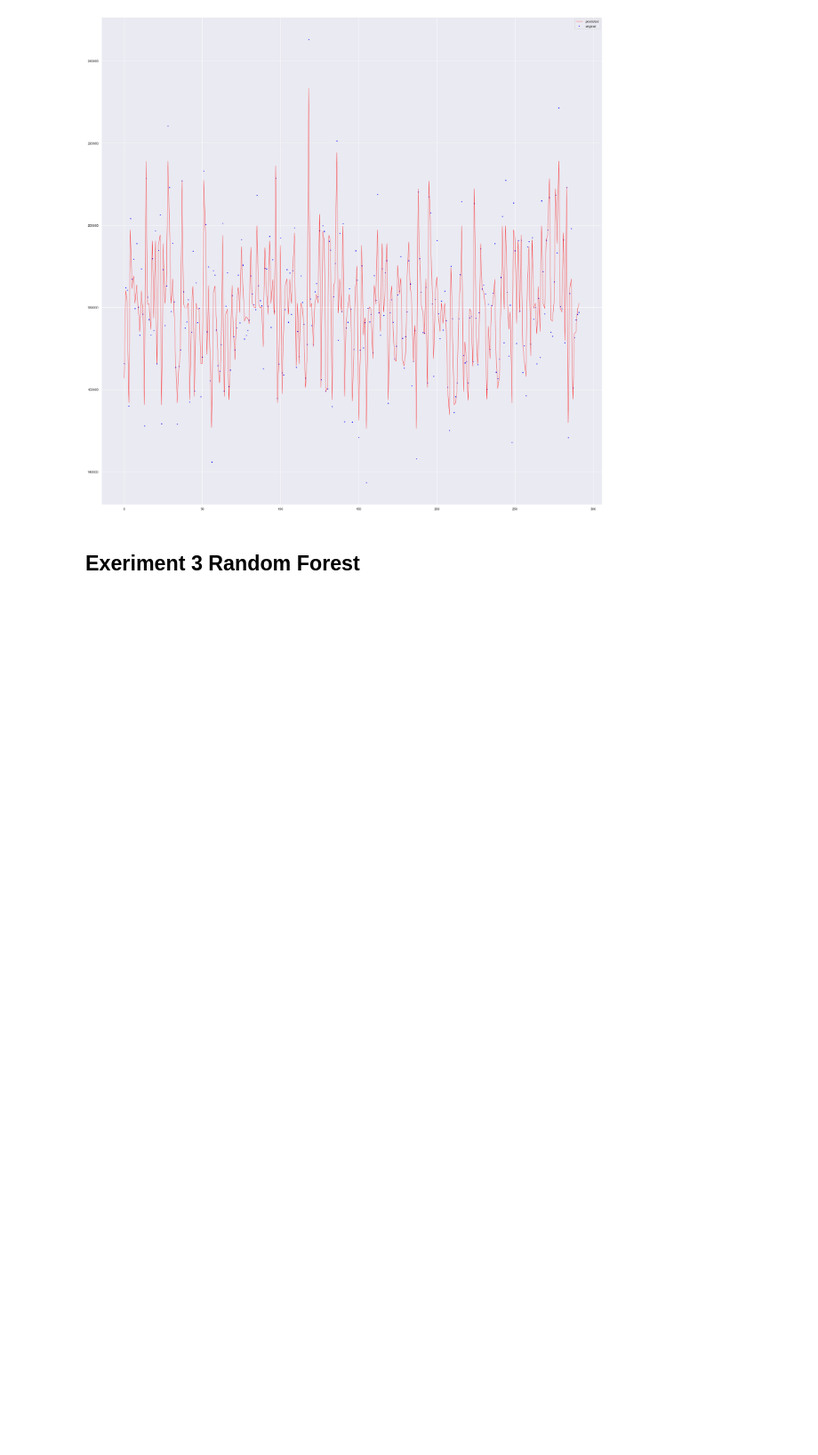
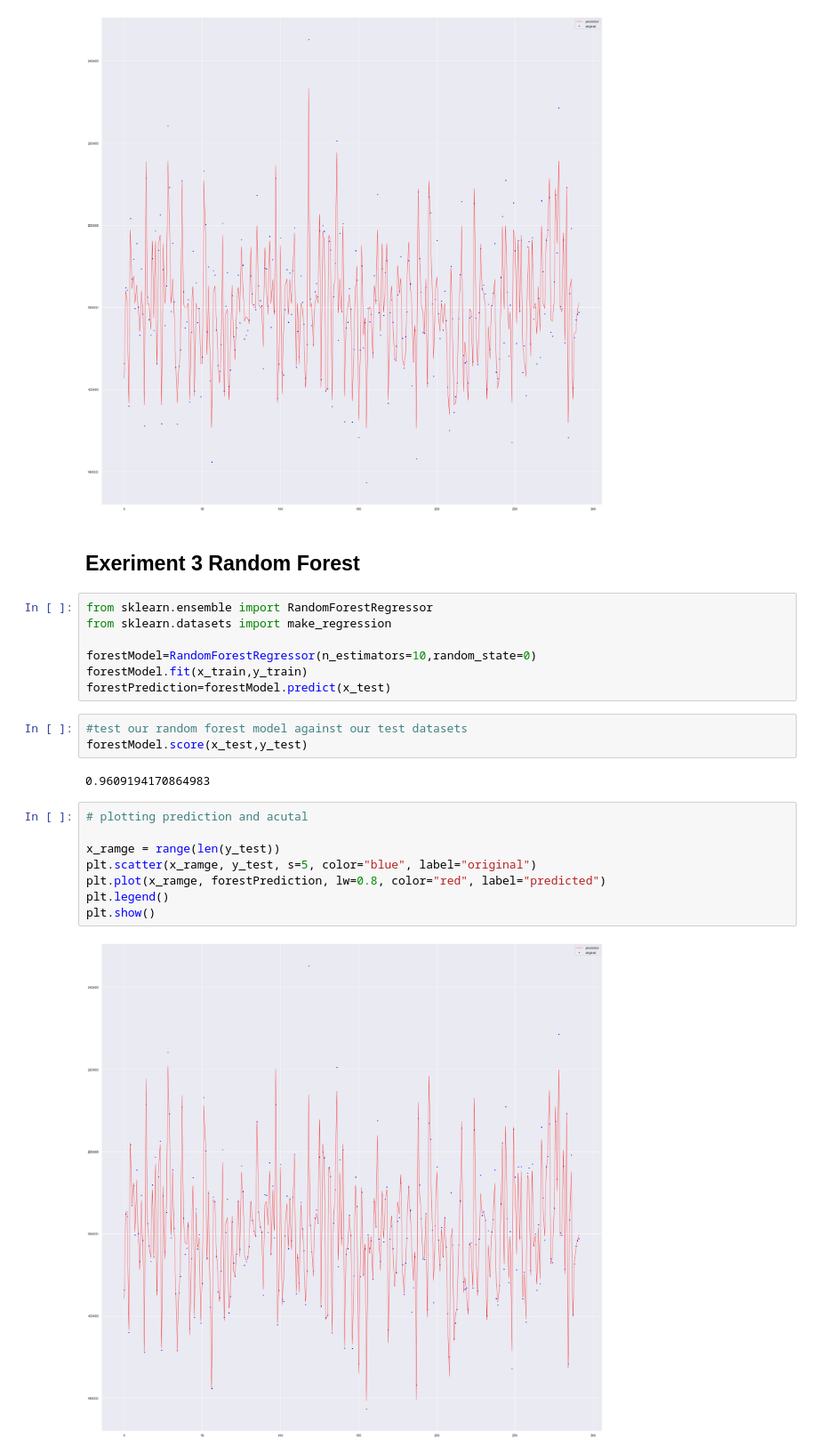
Before and after one commit to Jruz9/House-Prices-prediction-notebook, a Jupyter notebook: house-pricing-prediction-notebook.ipynb, the cells around one changed output. Shown at 89% size. Saved outputs shown, nothing was run; the diff lists cells and outputs as text; blank space fills up the shorter version.

Commit message:
added random forest regressor  code, data is still shifty

```diff
--- a/house-pricing-prediction-notebook.ipynb
+++ b/house-pricing-prediction-notebook.ipynb
@@ -489,3 +489,25 @@ plt.show()
 [figure]
 # %% [markdown]
 ## Exeriment 3 Random Forest
+# %%
+from sklearn.ensemble import RandomForestRegressor
+from sklearn.datasets import make_regression
+
+forestModel=RandomForestRegressor(n_estimators=10,random_state=0)
+forestModel.fit(x_train,y_train)
+forestPrediction=forestModel.predict(x_test)
+# %%
+#test our random forest model against our test datasets
+forestModel.score(x_test,y_test)
+# %% [output]
+0.9609194170864983
+# %%
+# plotting prediction and acutal
+
+x_ramge = range(len(y_test))
+plt.scatter(x_ramge, y_test, s=5, color="blue", label="original")
+plt.plot(x_ramge, forestPrediction, lw=0.8, color="red", label="predicted")
+plt.legend()
+plt.show()
+# %% [output]
+[figure, added]
```
